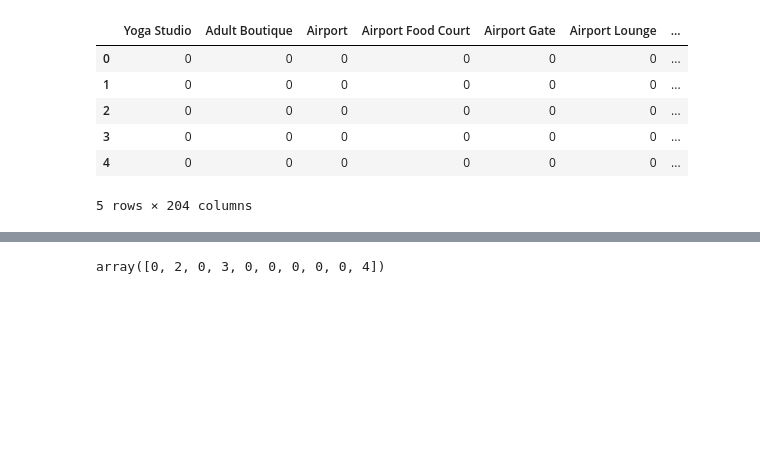
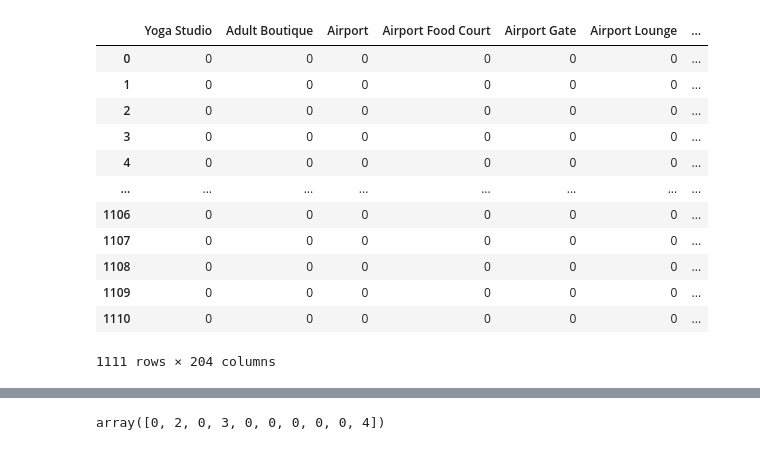
Before and after one commit to asernesto/Coursera_Capstone, a Jupyter notebook: data_science_capstone_week_3_section_3.ipynb, the cells around one changed output, grey strips where cells are left out. Cells and saved outputs as stored; diff of their text form; code cells hidden in the pictures; blank space fills up the shorter version.

```diff
--- a/data_science_capstone_week_3_section_3.ipynb
+++ b/data_science_capstone_week_3_section_3.ipynb
@@ -59,6 +73,6 @@ Toronto_Neighborhoods_df.head()
 # %%
-CLIENT_ID = input('Please enter your Foursquare client id')
-CLIENT_SECRET = input('Please enter your Foursquare client secret')
+CLIENT_ID = getpass.getpass('Please enter your Foursquare client id:')
+CLIENT_SECRET = getpass.getpass('Please enter your Foursquare client secret:')
 VERSION = '20180605' # Foursquare API version
 LIMIT = 100 # A default Foursquare API limit value
 radius = 500
@@ -149,22 +174,29 @@ Church and Wellesley
 # %%
 # one hot encoding
 downtown_toronto_Venues_onehot = pd.get_dummies(downtown_toronto_Venues[['Venue Category']], prefix="", prefix_sep="")
 
 # add neighborhood column back to dataframe
 downtown_toronto_Venues_onehot['Neighborhood'] = downtown_toronto_Venues['Neighborhood']
 
 # move neighborhood column to the first column
 fixed_columns = [downtown_toronto_Venues_onehot.columns[-1]] + list(downtown_toronto_Venues_onehot.columns[:-1])
 downtown_toronto_Venues_onehot = downtown_toronto_Venues_onehot[fixed_columns]
 
-downtown_toronto_Venues_onehot.head()
+#view data
+downtown_toronto_Venues_onehot
 # %% [output]
 |  | Yoga Studio | Adult Boutique | Airport | Airport Food Court | Airport Gate | Airport Lounge | ... |
 | 0 | 0 | 0 | 0 | 0 | 0 | 0 | ... |
 | 1 | 0 | 0 | 0 | 0 | 0 | 0 | ... |
 | 2 | 0 | 0 | 0 | 0 | 0 | 0 | ... |
 | 3 | 0 | 0 | 0 | 0 | 0 | 0 | ... |
 | 4 | 0 | 0 | 0 | 0 | 0 | 0 | ... |
+| ... | ... | ... | ... | ... | ... | ... | ... |
+| 1106 | 0 | 0 | 0 | 0 | 0 | 0 | ... |
+| 1107 | 0 | 0 | 0 | 0 | 0 | 0 | ... |
+| 1108 | 0 | 0 | 0 | 0 | 0 | 0 | ... |
+| 1109 | 0 | 0 | 0 | 0 | 0 | 0 | ... |
+| 1110 | 0 | 0 | 0 | 0 | 0 | 0 | ... |
-5 rows × 204 columns
+1111 rows × 204 columns
 # %%
 downtown_toronto_Venues_grouped = downtown_toronto_Venues_onehot.groupby('Neighborhood').mean().reset_index()
```
Also changed, not shown: parts of 9 cells of this notebook, 2 other files.
